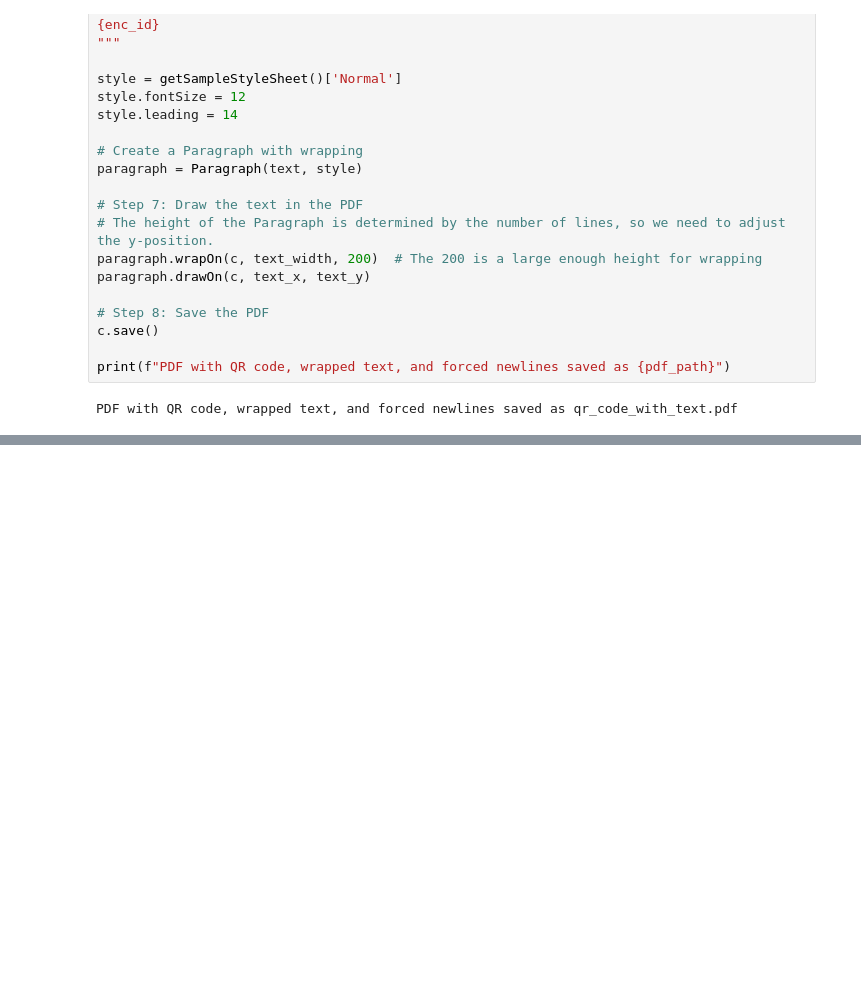
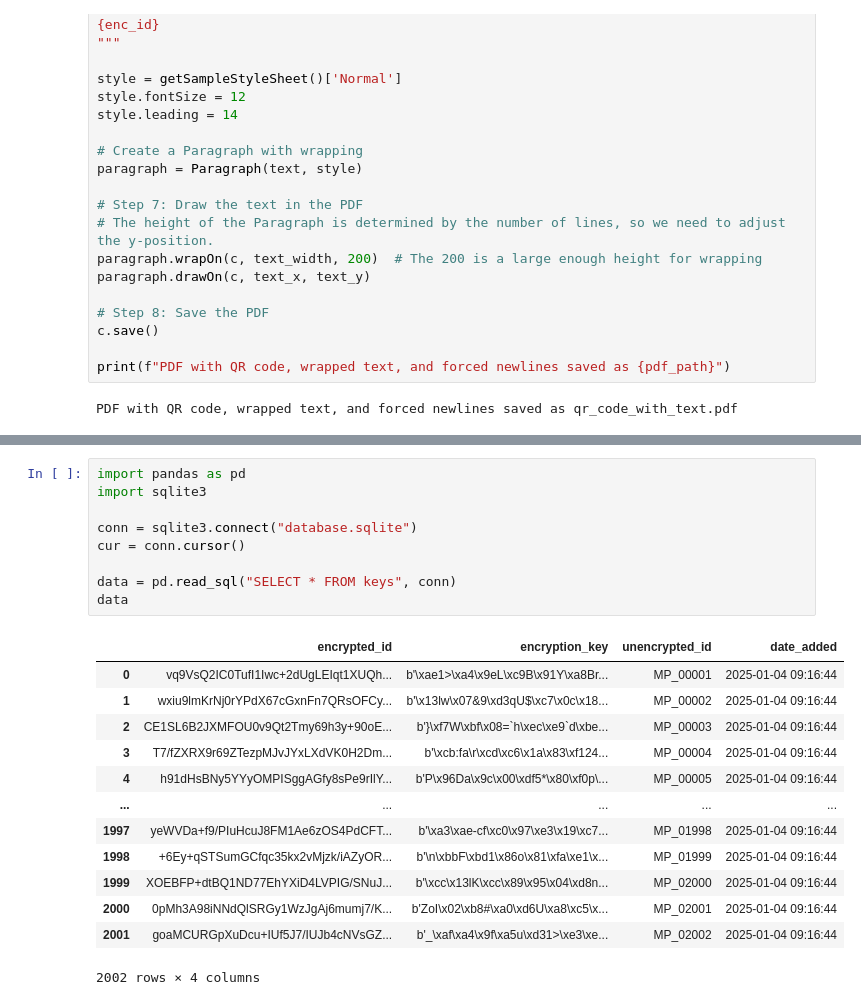
Before and after one commit to iragca/QR-Code-Generator, a Jupyter notebook: src/pdf_testing.ipynb, the cells around one changed output, grey strips where cells are left out. Cells and saved outputs as stored; diff of their text form; blank space fills up the shorter version.

```diff
--- a/src/pdf_testing.ipynb
+++ b/src/pdf_testing.ipynb
@@ -92,0 +145,23 @@ PDF with QR code, wrapped text, and forced newlines saved as qr_code_with_text.p
+# %%
+import pandas as pd
+import sqlite3
+
+conn = sqlite3.connect("database.sqlite")
+cur = conn.cursor()
+
+data = pd.read_sql("SELECT * FROM keys", conn)
+data
+# %% [output]
+|  | encrypted_id | encryption_key | unencrypted_id | date_added |
+| 0 | vq9VsQ2IC0TufI1Iwc+2dUgLEIqt1XUQh... | b'\xae1>\xa4\x9eL\xc9B\x91Y\xa8Br... | MP_00001 | 2025-01-04 09:16:44 |
+| 1 | wxiu9lmKrNj0rYPdX67cGxnFn7QRsOFCy... | b'\x13lw\x07&9\xd3qU$\xc7\x0c\x18... | MP_00002 | 2025-01-04 09:16:44 |
+| 2 | CE1SL6B2JXMFOU0v9Qt2Tmy69h3y+90oE... | b'}\xf7W\xbf\x08=`h\xec\xe9`d\xbe... | MP_00003 | 2025-01-04 09:16:44 |
+| 3 | T7/fZXRX9r69ZTezpMJvJYxLXdVK0H2Dm... | b'\xcb:fa\r\xcd\xc6\x1a\x83\xf124... | MP_00004 | 2025-01-04 09:16:44 |
+| 4 | h91dHsBNy5YYyOMPISggAGfy8sPe9rIlY... | b'P\x96Da\x9c\x00\xdf5*\x80\xf0p\... | MP_00005 | 2025-01-04 09:16:44 |
+| ... | ... | ... | ... | ... |
+| 1997 | yeWVDa+f9/PIuHcuJ8FM1Ae6zOS4PdCFT... | b'\xa3\xae-cf\xc0\x97\xe3\x19\xc7... | MP_01998 | 2025-01-04 09:16:44 |
+| 1998 | +6Ey+qSTSumGCfqc35kx2vMjzk/iAZyOR... | b'\n\xbbF\xbd1\x86o\x81\xfa\xe1\x... | MP_01999 | 2025-01-04 09:16:44 |
+| 1999 | XOEBFP+dtBQ1ND77EhYXiD4LVPIG/SNuJ... | b'\xcc\x13lK\xcc\x89\x95\x04\xd8n... | MP_02000 | 2025-01-04 09:16:44 |
+| 2000 | 0pMh3A98iNNdQlSRGy1WzJgAj6mumj7/K... | b'ZoI\x02\xb8#\xa0\xd6U\xa8\xc5\x... | MP_02001 | 2025-01-04 09:16:44 |
+| 2001 | goaMCURGpXuDcu+IUf5J7/IUJb4cNVsGZ... | b'_\xaf\xa4\x9f\xa5u\xd31>\xe3\xe... | MP_02002 | 2025-01-04 09:16:44 |
+2002 rows × 4 columns
```
Also changed, not shown: parts of 5 cells of this notebook, 10 other files.
